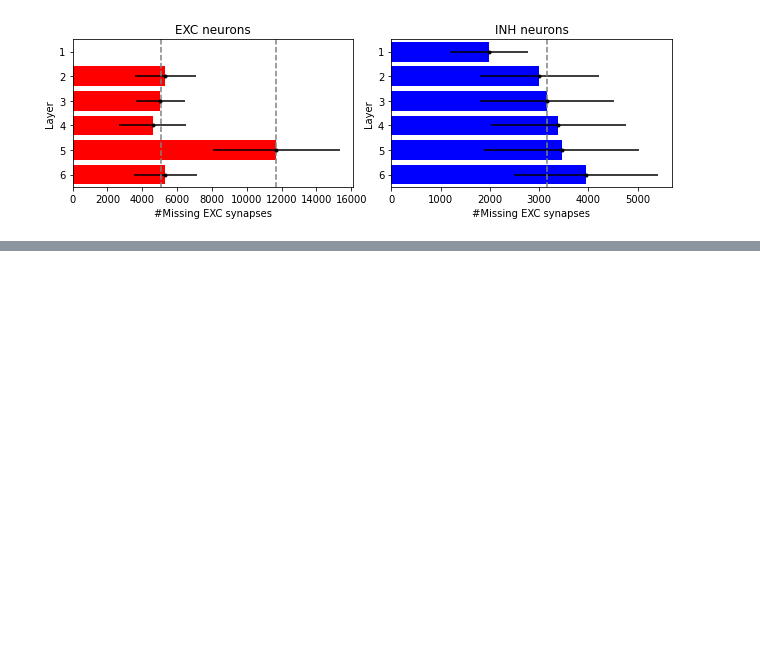
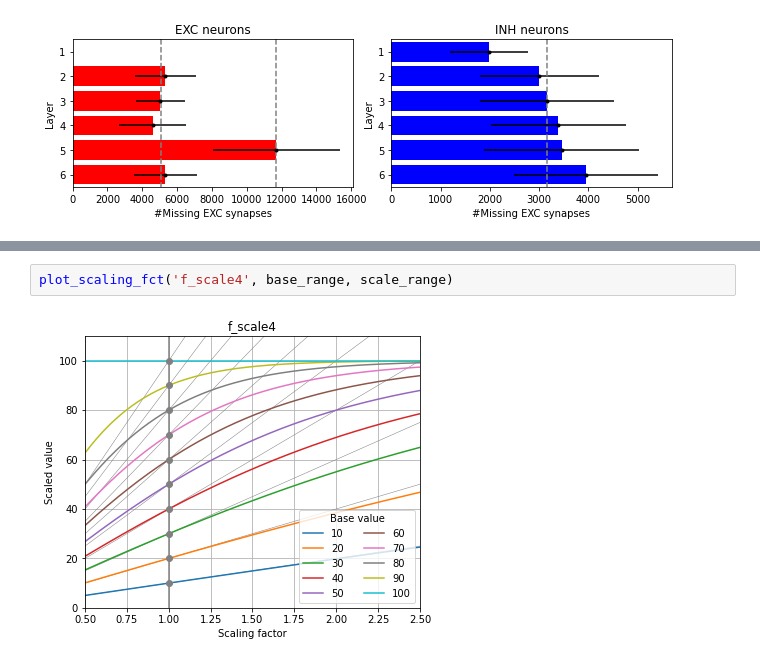
Before and after one commit to BlueBrain/dendritic_synapse_density, a Jupyter notebook: notebooks/MissingSynapses.ipynb, the cells around one changed output, grey strips where cells are left out. Drawn from its saved outputs; the diff is of its cells as text; blank space fills up the shorter version.

```diff
--- a/notebooks/MissingSynapses.ipynb
+++ b/notebooks/MissingSynapses.ipynb
@@ -119,0 +176,4 @@ plt.tight_layout()
+# %%
+plot_scaling_fct('f_scale4', base_range, scale_range)
+# %% [output]
+[figure, added]
```
Also changed, not shown: parts of 9 cells of this notebook.
